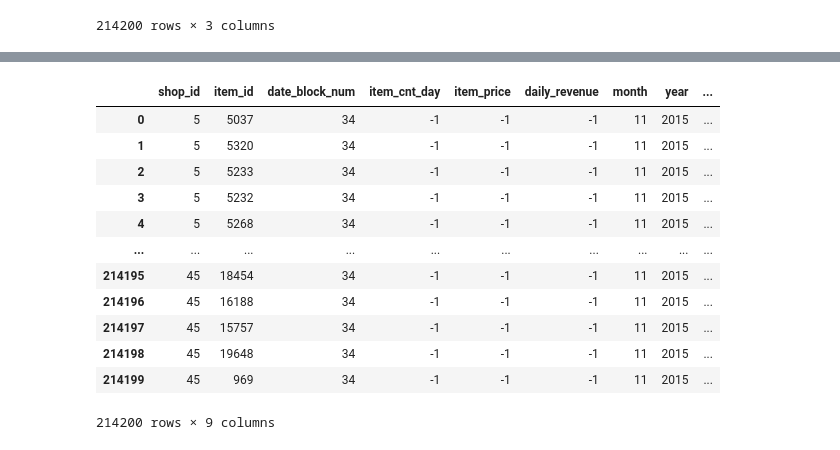
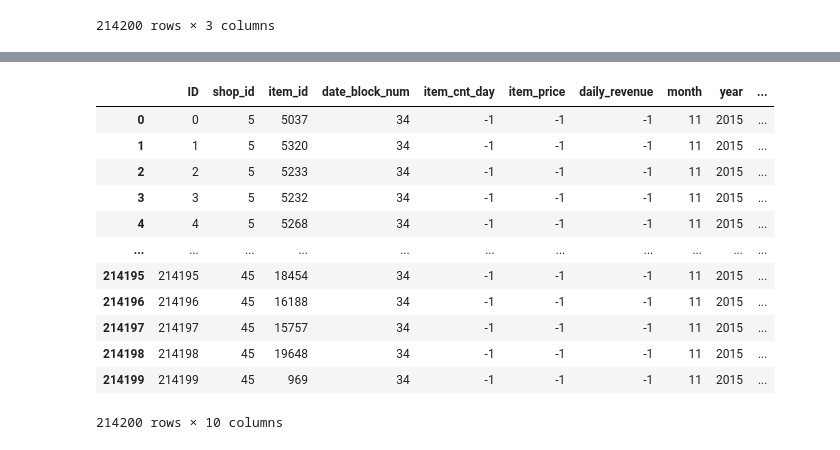
Before and after one commit to shobhitjain01/TimeSeriesKaggle, a Jupyter notebook: FeatureGeneration.ipynb, the cells around one changed output, grey strips where cells are left out. Drawn from its saved outputs; the diff is of its cells as text; code cells hidden in the pictures.

```diff
--- a/FeatureGeneration.ipynb
+++ b/FeatureGeneration.ipynb
@@ -27,0 +32,12 @@ train
+# %%
+# Some shop names are duplicate
+
+# Якутск Орджоникидзе, 56
+train.loc[train.shop_id == 0, 'shop_id'] = 57
+test.loc[test.shop_id == 0, 'shop_id'] = 57
+# Якутск ТЦ "Центральный"
+train.loc[train.shop_id == 1, 'shop_id'] = 58
+test.loc[test.shop_id == 1, 'shop_id'] = 58
+# Жуковский ул. Чкалова 39м²
+train.loc[train.shop_id == 10, 'shop_id'] = 11
+test.loc[test.shop_id == 10, 'shop_id'] = 11
@@ -125,25 +187,25 @@ monthly_data
 # %%
 # Making test like train and adding -1 to the columns that will be deleted later
-test = test.drop(['ID'],axis=1)
+# test = test.drop(['ID'],axis=1)
 test['date_block_num'] = 34;
 test['item_cnt_day'] = -1;
 test['item_price'] = -1;
 test['daily_revenue'] = -1;
 test['month'] = 11
 test['year'] = 2015
 test['days_in_month'] = 31
 test
 # %% [output]
-|  | shop_id | item_id | date_block_num | item_cnt_day | item_price | daily_revenue | month | year | ... |
-| 0 | 5 | 5037 | 34 | -1 | -1 | -1 | 11 | 2015 | ... |
-| 1 | 5 | 5320 | 34 | -1 | -1 | -1 | 11 | 2015 | ... |
-| 2 | 5 | 5233 | 34 | -1 | -1 | -1 | 11 | 2015 | ... |
-| 3 | 5 | 5232 | 34 | -1 | -1 | -1 | 11 | 2015 | ... |
-| 4 | 5 | 5268 | 34 | -1 | -1 | -1 | 11 | 2015 | ... |
-| ... | ... | ... | ... | ... | ... | ... | ... | ... | ... |
-| 214195 | 45 | 18454 | 34 | -1 | -1 | -1 | 11 | 2015 | ... |
-| 214196 | 45 | 16188 | 34 | -1 | -1 | -1 | 11 | 2015 | ... |
-| 214197 | 45 | 15757 | 34 | -1 | -1 | -1 | 11 | 2015 | ... |
-| 214198 | 45 | 19648 | 34 | -1 | -1 | -1 | 11 | 2015 | ... |
-| 214199 | 45 | 969 | 34 | -1 | -1 | -1 | 11 | 2015 | ... |
+|  | ID | shop_id | item_id | date_block_num | item_cnt_day | item_price | daily_revenue | month | year | ... |
+| 0 | 0 | 5 | 5037 | 34 | -1 | -1 | -1 | 11 | 2015 | ... |
+| 1 | 1 | 5 | 5320 | 34 | -1 | -1 | -1 | 11 | 2015 | ... |
+| 2 | 2 | 5 | 5233 | 34 | -1 | -1 | -1 | 11 | 2015 | ... |
+| 3 | 3 | 5 | 5232 | 34 | -1 | -1 | -1 | 11 | 2015 | ... |
+| 4 | 4 | 5 | 5268 | 34 | -1 | -1 | -1 | 11 | 2015 | ... |
+| ... | ... | ... | ... | ... | ... | ... | ... | ... | ... | ... |
+| 214195 | 214195 | 45 | 18454 | 34 | -1 | -1 | -1 | 11 | 2015 | ... |
+| 214196 | 214196 | 45 | 16188 | 34 | -1 | -1 | -1 | 11 | 2015 | ... |
+| 214197 | 214197 | 45 | 15757 | 34 | -1 | -1 | -1 | 11 | 2015 | ... |
+| 214198 | 214198 | 45 | 19648 | 34 | -1 | -1 | -1 | 11 | 2015 | ... |
+| 214199 | 214199 | 45 | 969 | 34 | -1 | -1 | -1 | 11 | 2015 | ... |
-214200 rows × 9 columns
+214200 rows × 10 columns
```
Also changed, not shown: parts of 30 cells of this notebook, 3 other files.
